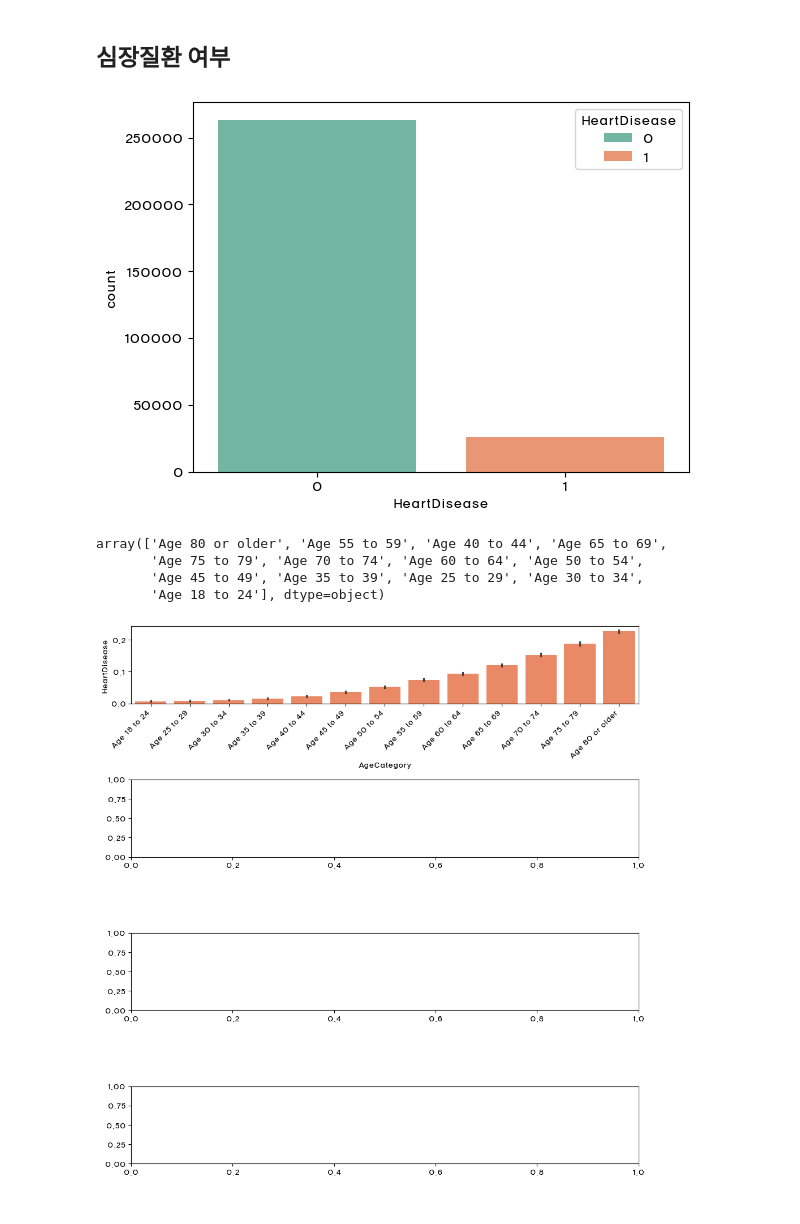
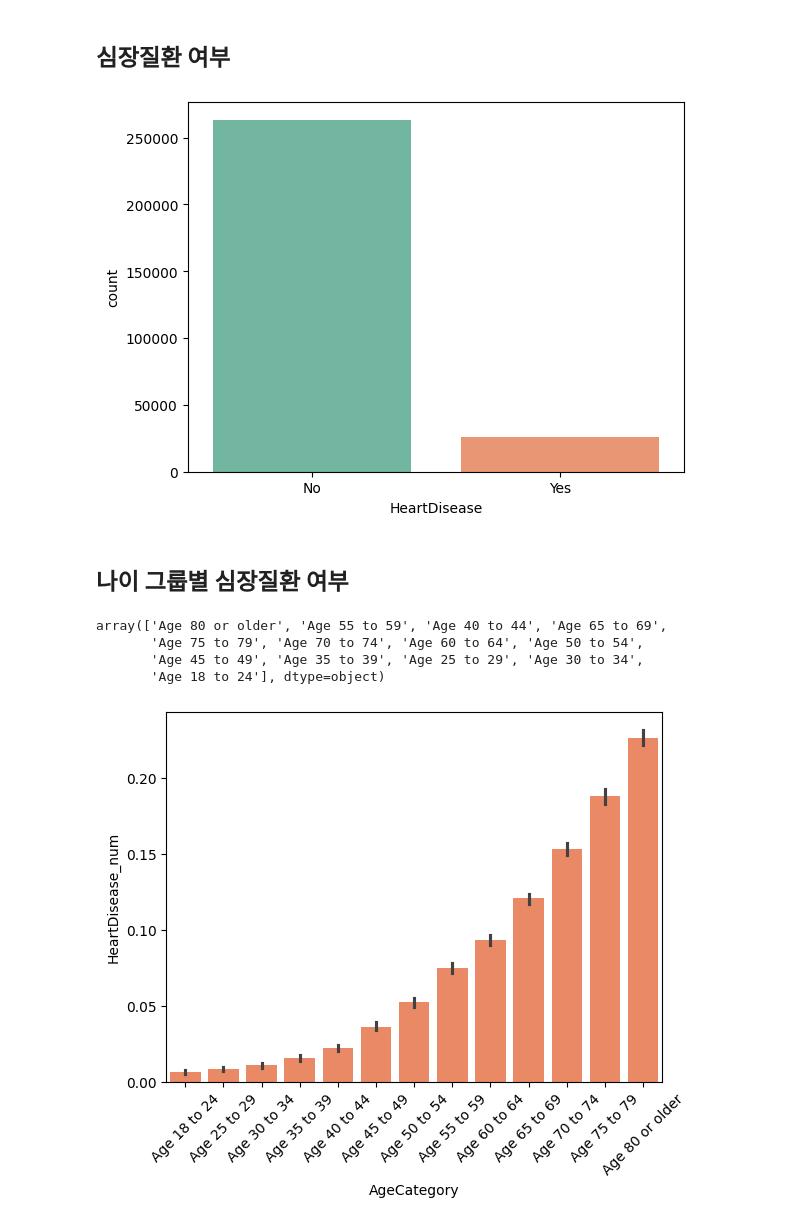
Before and after one commit to Team-3man/disease_analysis, a Jupyter notebook: lks.ipynb, the cells around one changed output. Saved outputs shown, nothing was run; the diff lists cells and outputs as text; code cells hidden in the pictures.

```diff
--- a/lks.ipynb
+++ b/lks.ipynb
@@ -58,6 +76,16 @@ Index(['State', 'Sex', 'GeneralHealth', 'PhysicalHealthDays',
 df = df.dropna().reset_index()
 # %%
 df['HeartDisease'] = (df['HadHeartAttack'] == 'Yes') | (df['HadAngina'] == 'Yes')
-df['HeartDisease'] = df['HeartDisease'].map({True: 1, False: 0})
-df['HeartDisease'].value_counts()
+df['HeartDisease'] = df['HeartDisease'].map({True: 'Yes', False: 'No'})
+df['HeartDisease_num'] = df['HeartDisease'].map({'Yes':1, 'No':0})
+
+
+df['SmokerStatus'] = df['SmokerStatus'].replace({
+    'Never smoked': '비흡연',
+    'Former smoker': '과거흡연',
+    'Current smoker - now smokes some days': '가끔흡연',
+    'Current smoker - now smokes every day': '매일흡연'
+})
+
+df['SmokerStatus']
 # %% [output]
@@ -68,15 +104,14 @@ Name: count, dtype: int64
 # %% [markdown]
 ## 심장질환 여부
 # %%
-font_path = 'C:\\Windows\\Fonts\\HANYGO230.ttf' # 윈도우 OS 폰트 경로
-font_prop = fm.FontProperties(fname=font_path)
-font_name = font_prop.get_name() # 폰트명
-plt.rc('font', family=font_name)
-# matplotlib이 기본적으로 사용하는 유니코드 마이너스 비활성화
-# -> 아스키코드의 마이너스 사용
-plt.rc('axes', unicode_minus=False)
+# font_path = 'C:\\Windows\\Fonts\\HANYGO230.ttf' # 윈도우 OS 폰트 경로
+# font_prop = fm.FontProperties(fname=font_path)
+# font_name = font_prop.get_name() # 폰트명
+# plt.rc('font', family=font_name)
+# # matplotlib이 기본적으로 사용하는 유니코드 마이너스 비활성화
+# # -> 아스키코드의 마이너스 사용
+# plt.rc('axes', unicode_minus=False)
 # %%
-
 
 
 sns.countplot(data=df, x='HeartDisease', palette='Set2', hue='HeartDisease')
@@ -85,7 +120,9 @@ sns.countplot(data=df, x='HeartDisease', palette='Set2', hue='HeartDisease')
 
 plt.show()
 # %% [output]
-[figure, old version]
+[figure, new version]
+# %% [markdown]
+## 나이 그룹별 심장질환 여부
 # %%
 df['AgeCategory'].unique()
 # %% [output]
@@ -96,14 +133,11 @@ array(['Age 80 or older', 'Age 55 to 59', 'Age 40 to 44', 'Age 65 to 69',
 # %%
 order = ['Age 18 to 24', 'Age 25 to 29', 'Age 30 to 34', 'Age 35 to 39', 'Age 40 to 44', 'Age 45 to 49', 'Age 50 to 54', 'Age 55 to 59', 'Age 60 to 64', 'Age 65 to 69', 'Age 70 to 74', 'Age 75 to 79', 'Age 80 or older']
 
-fig, ax = plt.subplots(4, 1, figsize=(10,10))
 
-sns.barplot(data=df, x = 'AgeCategory', y = 'HeartDisease', order=order, color = 'coral', ax = ax[0])
+sns.barplot(data=df, x = 'AgeCategory', y = 'HeartDisease_num', order=order, color = 'coral')
 
-ax[0].set_xticklabels(ax[0].get_xticklabels(), rotation=45, ha='right')
+plt.xticks(rotation = 45)
 
-
-plt.tight_layout()
 plt.show()
 # %% [output]
-[figure, old version]
+[figure, new version]
```
Also changed, not shown: parts of 9 cells of this notebook.
